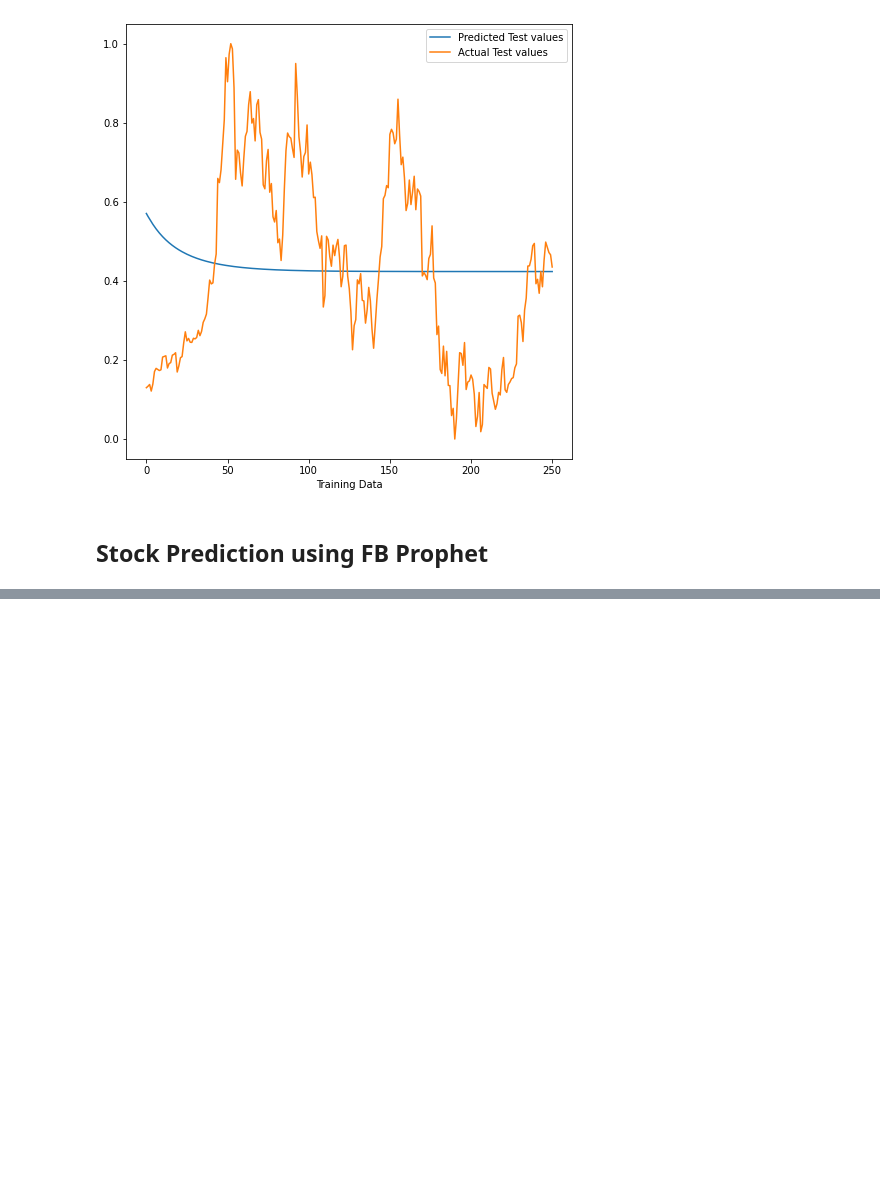
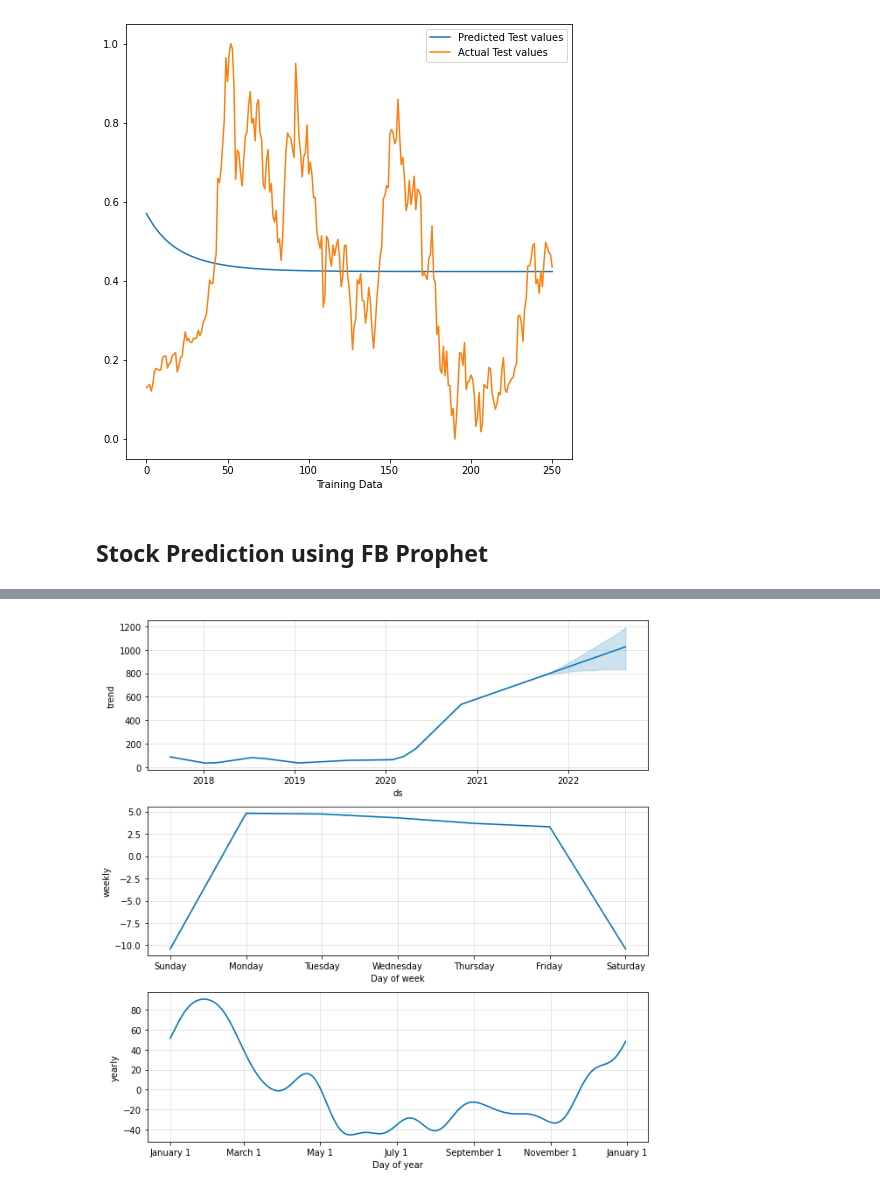
Before and after one commit to stahir01/Time-Series-Forecasting-using-various-models, a Jupyter notebook: Stock Price Prediction using LSTM/Stock_Market_Prediction_using_LSTM_&_FB_Prophet.ipynb, the cells around one changed output, grey strips where cells are left out. Cells and saved outputs as stored; diff of their text form; code cells hidden in the pictures; blank space fills up the shorter version.

```diff
--- a/Stock Price Prediction using LSTM/Stock_Market_Prediction_using_LSTM_&_FB_Prophet.ipynb
+++ b/Stock Price Prediction using LSTM/Stock_Market_Prediction_using_LSTM_&_FB_Prophet.ipynb
@@ -404,0 +532,4 @@ plt.legend(loc='upper right')
+# %%
+fig2 = s.plot_components(forecast)
+# %% [output]
+[figure, added]
```
Also changed, not shown: parts of 21 cells of this notebook.
